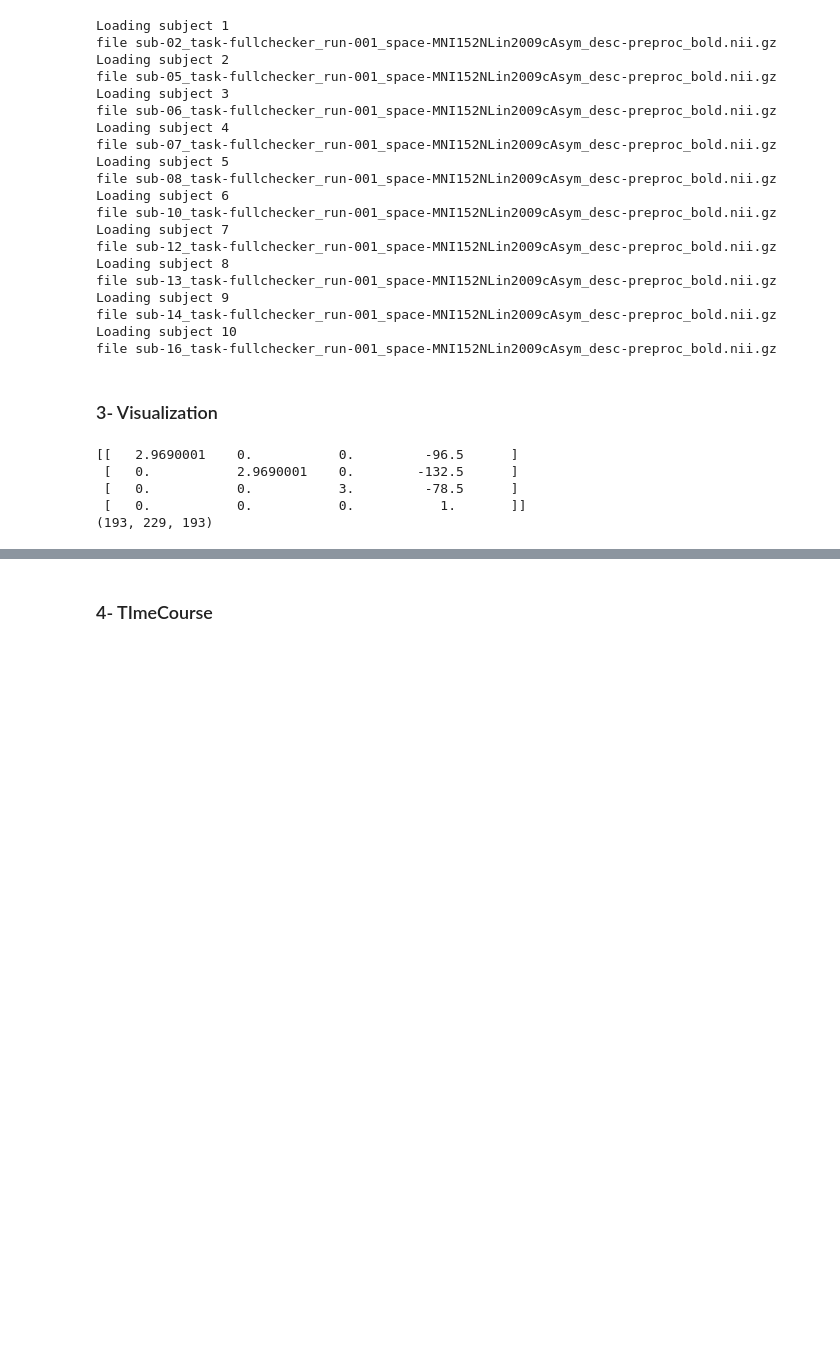
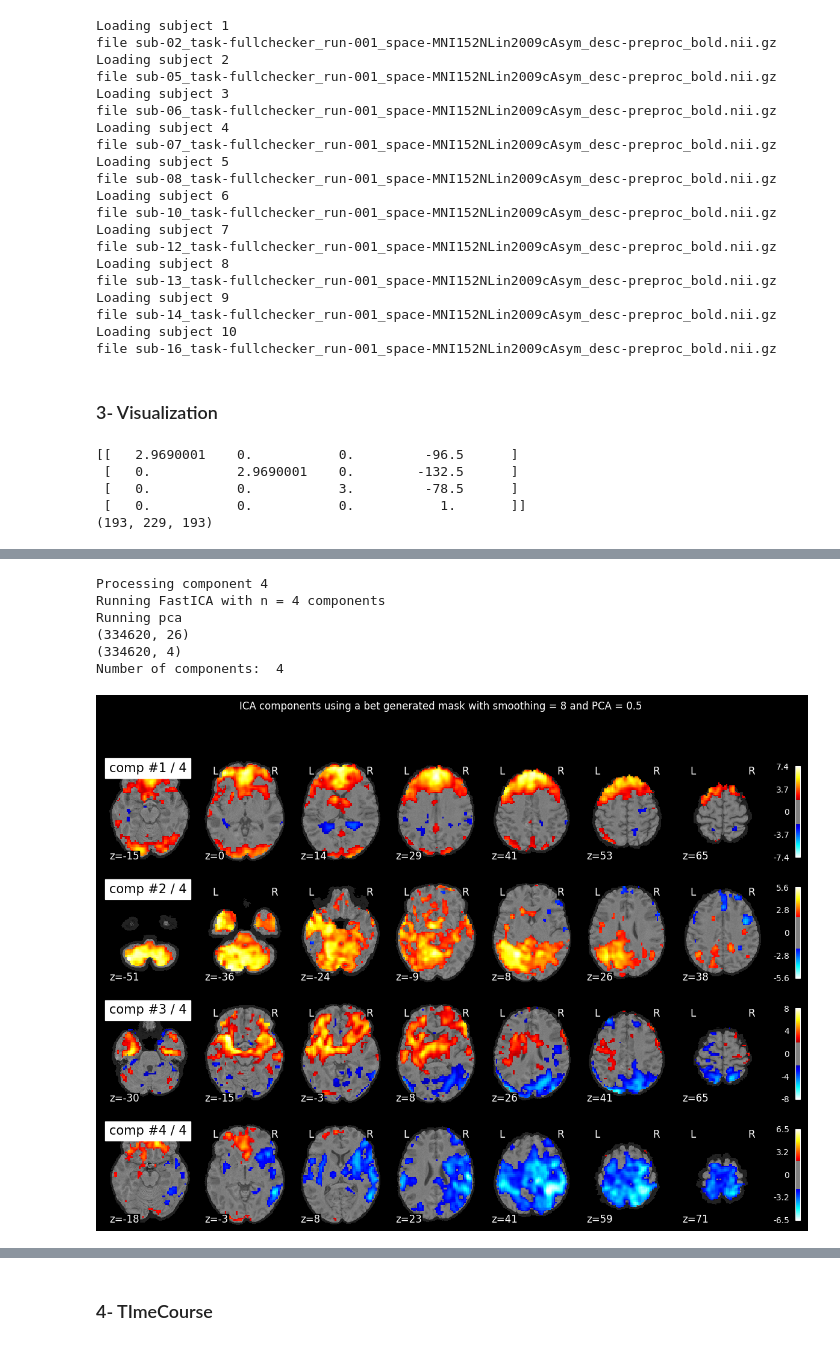
Before and after one commit to claireFriedrich/NSSP, a Jupyter notebook: Miniprojet2/MiniProject_2.ipynb, the cells around one changed output, grey strips where cells are left out. Drawn from its saved outputs; the diff is of its cells as text; code cells hidden in the pictures; blank space fills up the shorter version.

```diff
--- a/Miniprojet2/MiniProject_2.ipynb
+++ b/Miniprojet2/MiniProject_2.ipynb
@@ -625,0 +686,3 @@ Number of components:  4
+# %%
+S_ = compute_ICA(X_data, nb_components, pca = False)
+ICA_plot(nb_components, S_, "ICA components using a bet generated mask with smoothing = 8", t2 = 0)
@@ -625,0 +706,12 @@ Number of components:  4
+# %%
+S_3 = compute_ICA(X_data, nb_components, pca = True, p = 0.5)
+ICA_plot(nb_components, S_3, "ICA components using a bet generated mask with smoothing = 8 and PCA = 0.5", t2 = 0.5)
+tc(S_,0.5)
+# %% [output]
+Processing component 4
+Running FastICA with n = 4 components
+Running pca
+(334620, 26)
+(334620, 4)
+Number of components:  4
+[figure, added]
```
Also changed, not shown: parts of 19 cells of this notebook.
